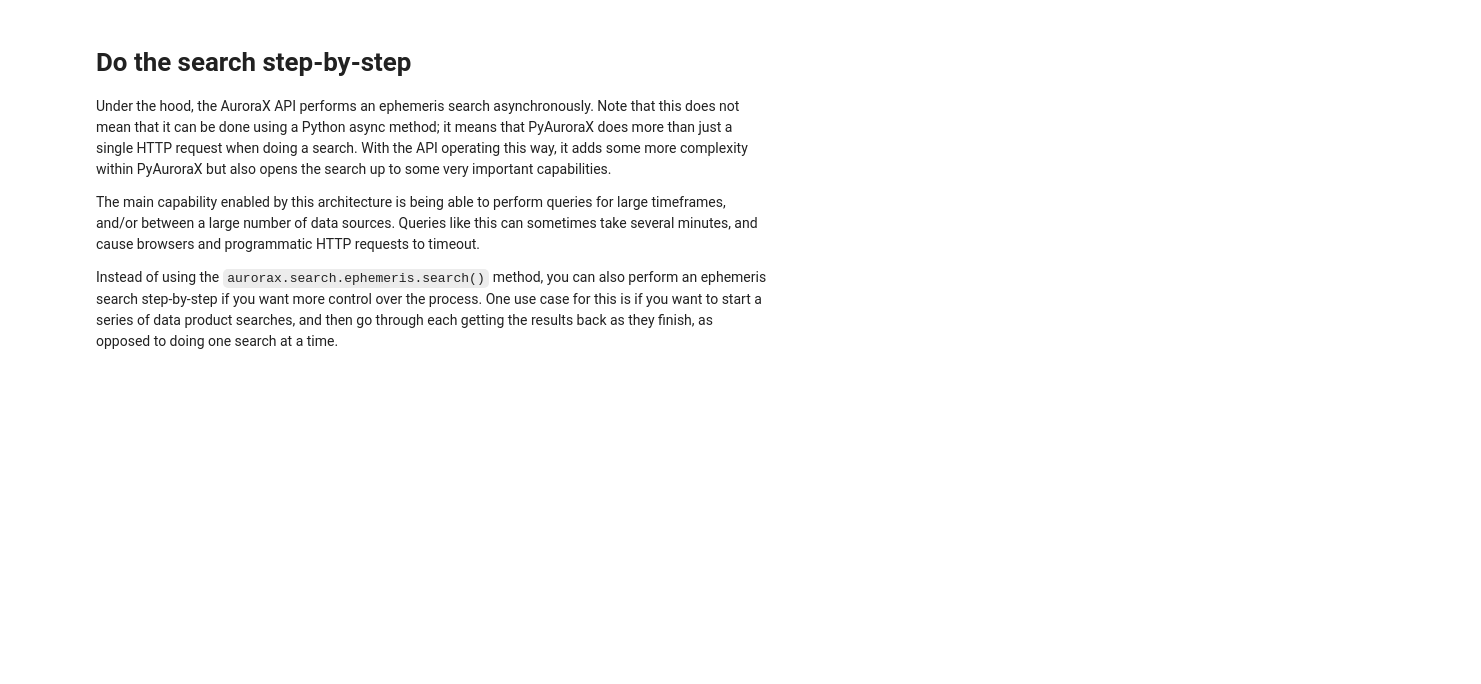
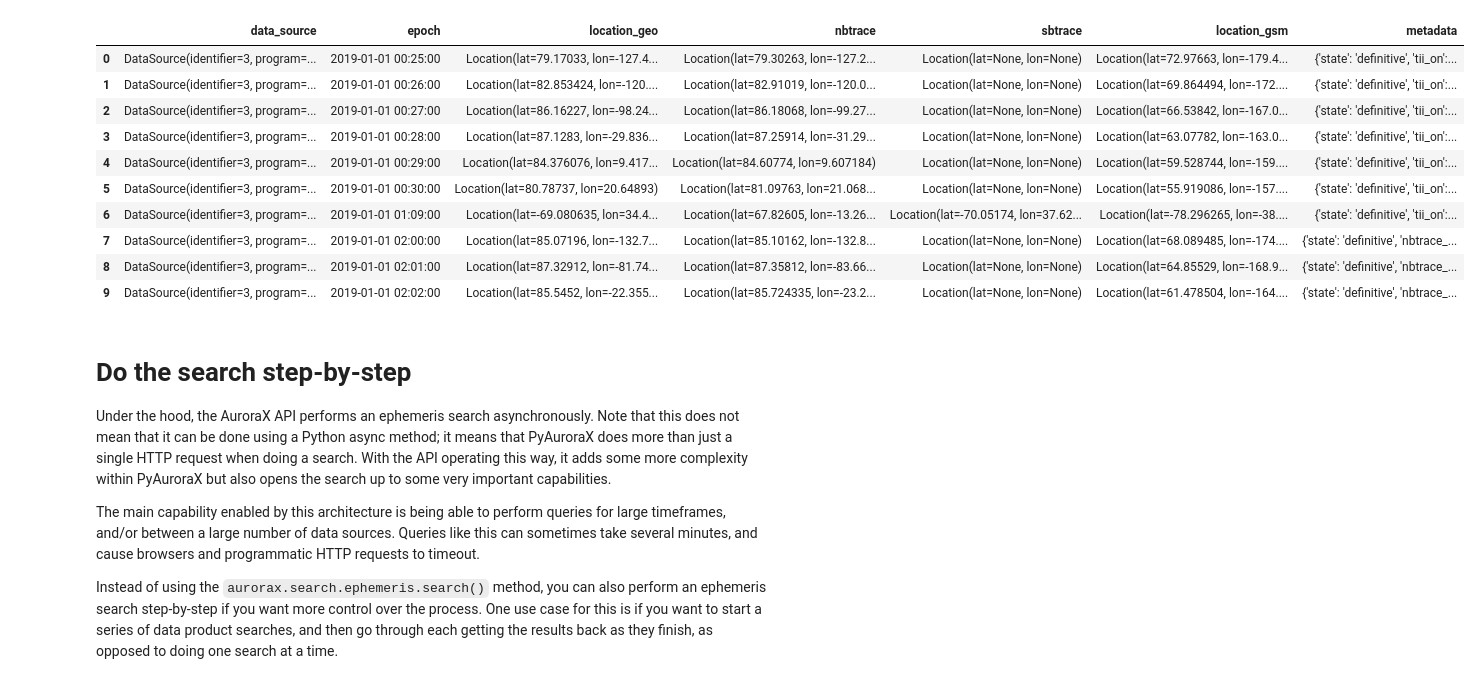
Before and after one commit to aurorax-space/pyaurorax, a Jupyter notebook: examples/notebooks/search/search_ephemeris.ipynb, the cells around one changed output. Saved outputs shown, nothing was run; the diff lists cells and outputs as text; code cells hidden in the pictures; blank space fills up the shorter version.

Commit message:
updated ephemeris searching method

```diff
--- a/examples/notebooks/search/search_ephemeris.ipynb
+++ b/examples/notebooks/search/search_ephemeris.ipynb
@@ -62,0 +131,22 @@ df.sort_values("epoch")  # sort by the timestamp
+# %%
+# set search parameters
+start = datetime.datetime(2019, 1, 1, 0, 0, 0)
+end = datetime.datetime(2019, 1, 1, 23, 59, 59)
+programs = ["swarm"]
+platforms = ["swarma"]
+instrument_types = ["footprint"]
+
+# set metadata filters
+metadata_filter = aurorax.search.MetadataFilter(
+    expressions=[aurorax.search.MetadataFilterExpression("nbtrace_region", "north polar cap", operator="=")])
+
+# perform search
+s = aurorax.search.ephemeris.search(
+    start,
+    end,
+    programs=programs,
+    platforms=platforms,
+    instrument_types=instrument_types,
+    metadata_filters=metadata_filter,
+    verbose=True,
+)
@@ -63,3 +163,25 @@ df.sort_values("epoch")  # sort by the timestamp
+# %%
+# output data
+#
+# NOTE: while here we format the results into a Pandas dataframe, this
+# is not required. We actually don't include Pandas as a dependency since
+# it's used simply as a nice add-on to view data. If you're good with slicing
+# and dicing lists and dictionaries, you'll be fine without it.
+ephemeris_data = [e.__dict__ for e in s.data]
+df = pd.DataFrame(ephemeris_data)
+df.sort_values("epoch")[0:10]  # sort by the timestamp
+# %% [output]
+|  | data_source | epoch | location_geo | nbtrace | sbtrace | location_gsm | metadata |
+| 0 | DataSource(identifier=3, program=... | 2019-01-01 00:25:00 | Location(lat=79.17033, lon=-127.4... | Location(lat=79.30263, lon=-127.2... | Location(lat=None, lon=None) | Location(lat=72.97663, lon=-179.4... | {'state': 'definitive', 'tii_on':... |
+| 1 | DataSource(identifier=3, program=... | 2019-01-01 00:26:00 | Location(lat=82.853424, lon=-120.... | Location(lat=82.91019, lon=-120.0... | Location(lat=None, lon=None) | Location(lat=69.864494, lon=-172.... | {'state': 'definitive', 'tii_on':... |
+| 2 | DataSource(identifier=3, program=... | 2019-01-01 00:27:00 | Location(lat=86.16227, lon=-98.24... | Location(lat=86.18068, lon=-99.27... | Location(lat=None, lon=None) | Location(lat=66.53842, lon=-167.0... | {'state': 'definitive', 'tii_on':... |
+| 3 | DataSource(identifier=3, program=... | 2019-01-01 00:28:00 | Location(lat=87.1283, lon=-29.836... | Location(lat=87.25914, lon=-31.29... | Location(lat=None, lon=None) | Location(lat=63.07782, lon=-163.0... | {'state': 'definitive', 'tii_on':... |
+| 4 | DataSource(identifier=3, program=... | 2019-01-01 00:29:00 | Location(lat=84.376076, lon=9.417... | Location(lat=84.60774, lon=9.607184) | Location(lat=None, lon=None) | Location(lat=59.528744, lon=-159.... | {'state': 'definitive', 'tii_on':... |
+| 5 | DataSource(identifier=3, program=... | 2019-01-01 00:30:00 | Location(lat=80.78737, lon=20.64893) | Location(lat=81.09763, lon=21.068... | Location(lat=None, lon=None) | Location(lat=55.919086, lon=-157.... | {'state': 'definitive', 'tii_on':... |
+| 6 | DataSource(identifier=3, program=... | 2019-01-01 01:09:00 | Location(lat=-69.080635, lon=34.4... | Location(lat=67.82605, lon=-13.26... | Location(lat=-70.05174, lon=37.62... | Location(lat=-78.296265, lon=-38.... | {'state': 'definitive', 'tii_on':... |
+| 7 | DataSource(identifier=3, program=... | 2019-01-01 02:00:00 | Location(lat=85.07196, lon=-132.7... | Location(lat=85.10162, lon=-132.8... | Location(lat=None, lon=None) | Location(lat=68.089485, lon=-174.... | {'state': 'definitive', 'nbtrace_... |
+| 8 | DataSource(identifier=3, program=... | 2019-01-01 02:01:00 | Location(lat=87.32912, lon=-81.74... | Location(lat=87.35812, lon=-83.66... | Location(lat=None, lon=None) | Location(lat=64.85529, lon=-168.9... | {'state': 'definitive', 'nbtrace_... |
+| 9 | DataSource(identifier=3, program=... | 2019-01-01 02:02:00 | Location(lat=85.5452, lon=-22.355... | Location(lat=85.724335, lon=-23.2... | Location(lat=None, lon=None) | Location(lat=61.478504, lon=-164.... | {'state': 'definitive', 'nbtrace_... |
 # %% [markdown]
 # Do the search step-by-step
 
```
Also changed, not shown: parts of 16 cells of this notebook, 18 other files.
